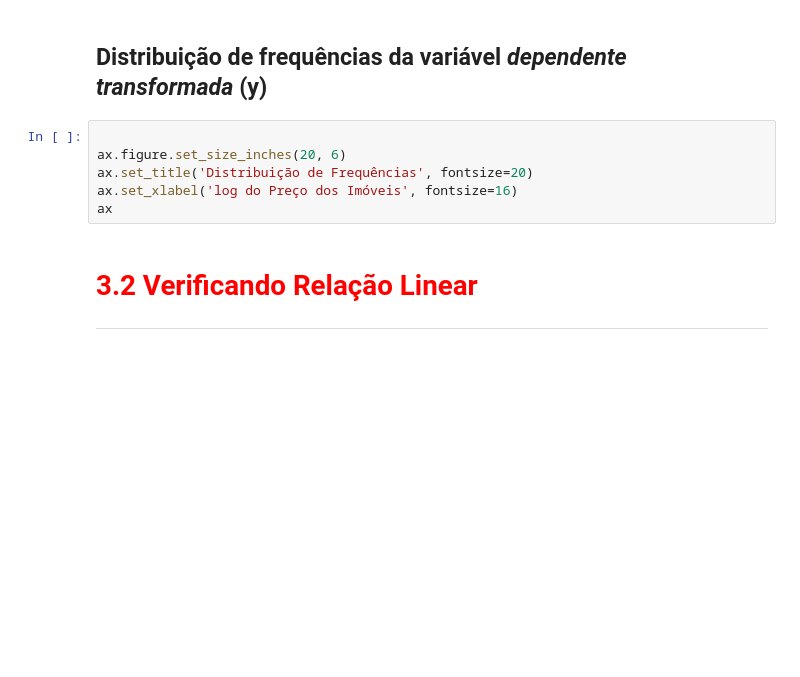
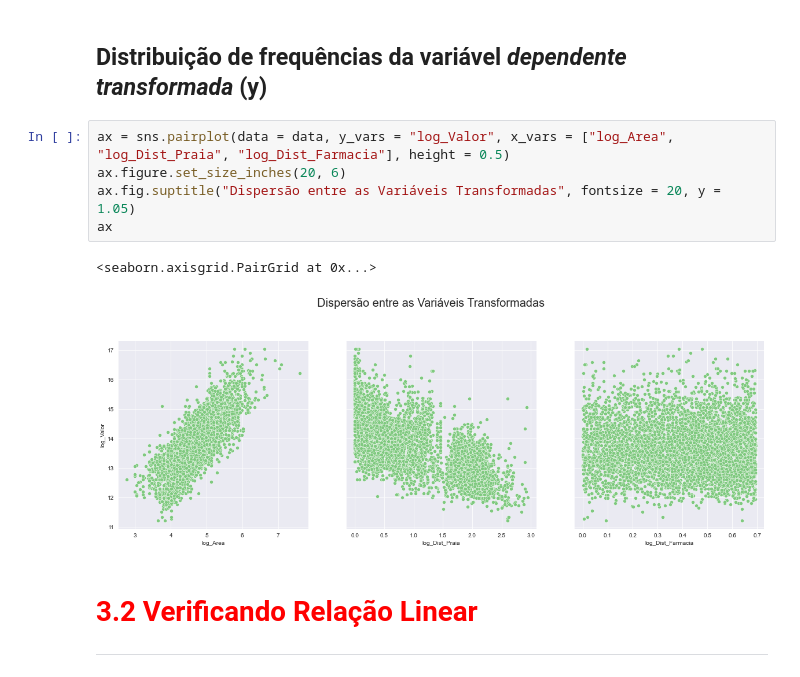
Before and after one commit to matheus6266/formacao_data_science, a Jupyter notebook: 05 - Regressão Linear - Técnicas Avançadas/data-science/reg-linear-II/Projeto/Regressão Linear.ipynb, the cells around one changed output. Cells and saved outputs as stored; diff of their text form; blank space fills up the shorter version.

Commit message:
Transformação de Variáveis

```diff
--- a/05 - Regressão Linear - Técnicas Avançadas/data-science/reg-linear-II/Projeto/Regressão Linear.ipynb
+++ b/05 - Regressão Linear - Técnicas Avançadas/data-science/reg-linear-II/Projeto/Regressão Linear.ipynb
@@ -194,11 +227,13 @@ https://docs.scipy.org/doc/numpy-1.15.0/reference/generated/numpy.log.html
 # %% [markdown]
 ## Distribuição de frequências da variável *dependente transformada* (y)
-# %%
-
-ax.figure.set_size_inches(20, 6)
-ax.set_title('Distribuição de Frequências', fontsize=20)
-ax.set_xlabel('log do Preço dos Imóveis', fontsize=16)
-ax
+# %%
+ax = sns.pairplot(data = data, y_vars = "log_Valor", x_vars = ["log_Area", "log_Dist_Praia", "log_Dist_Farmacia"], height = 0.5)
+ax.figure.set_size_inches(20, 6)
+ax.fig.suptitle("Dispersão entre as Variáveis Transformadas", fontsize = 20, y = 1.05)
+ax
+# %% [output]
+<seaborn.axisgrid.PairGrid at 0x...>
+[figure, added]
 # %% [markdown]
 # <font color='red' style='font-size: 30px;'>3.2 Verificando Relação Linear</font>
 <hr style='border: 2px solid red;'>
```
Also changed, not shown: parts of 3 cells of this notebook.
